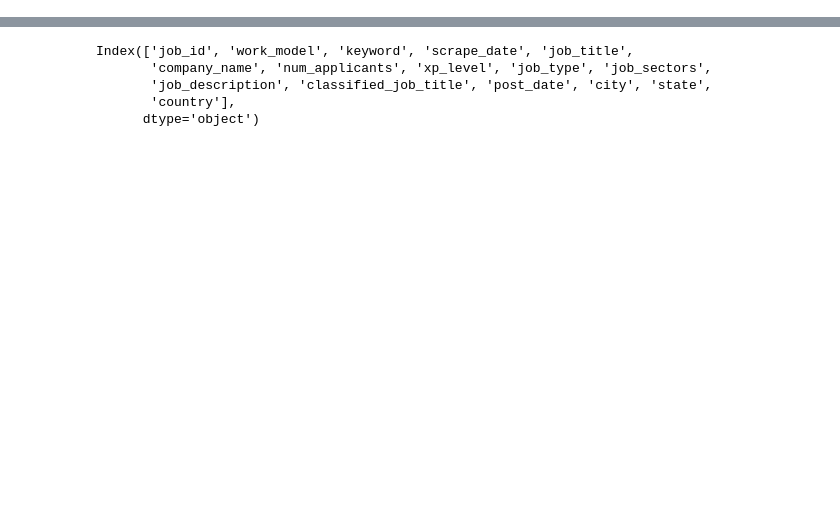
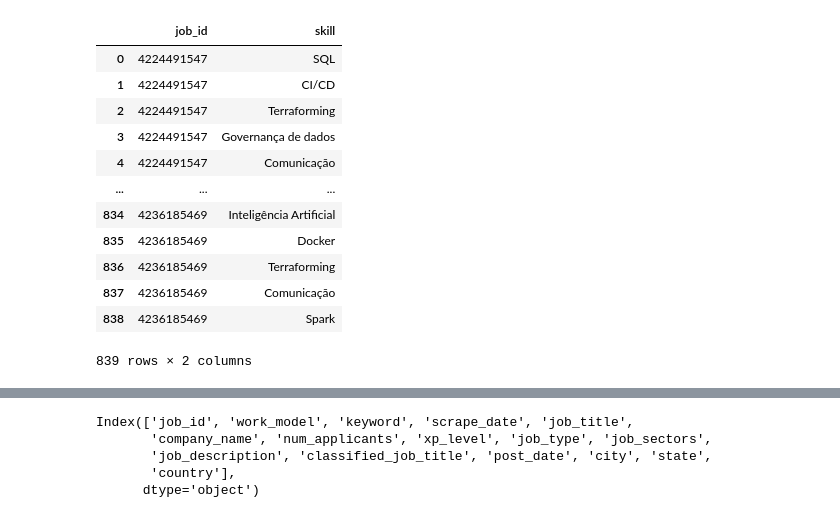
Before and after one commit to amaurineo/linkedin_jobs_analysis, a Jupyter notebook: notebooks/eda.ipynb, the cells around one changed output, grey strips where cells are left out. Cells and saved outputs as stored; diff of their text form; code cells hidden in the pictures; blank space fills up the shorter version.

```diff
--- a/notebooks/eda.ipynb
+++ b/notebooks/eda.ipynb
@@ -88,0 +54,16 @@ jobs
+# %%
+skills
+# %% [output]
+|  | job_id | skill |
+| 0 | 4224491547 | SQL |
+| 1 | 4224491547 | CI/CD |
+| 2 | 4224491547 | Terraforming |
+| 3 | 4224491547 | Governança de dados |
+| 4 | 4224491547 | Comunicação |
+| ... | ... | ... |
+| 834 | 4236185469 | Inteligência Artificial |
+| 835 | 4236185469 | Docker |
+| 836 | 4236185469 | Terraforming |
+| 837 | 4236185469 | Comunicação |
+| 838 | 4236185469 | Spark |
+839 rows × 2 columns
```
Also changed, not shown: parts of 12 cells of this notebook, 21 other files.
